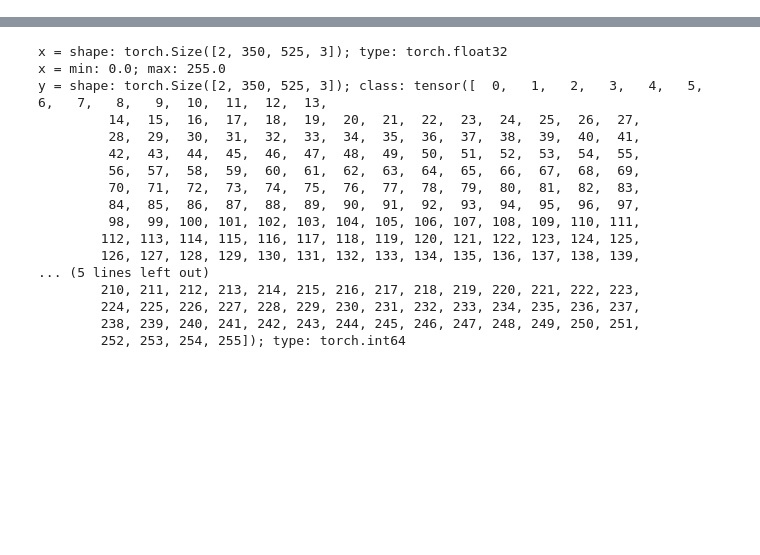
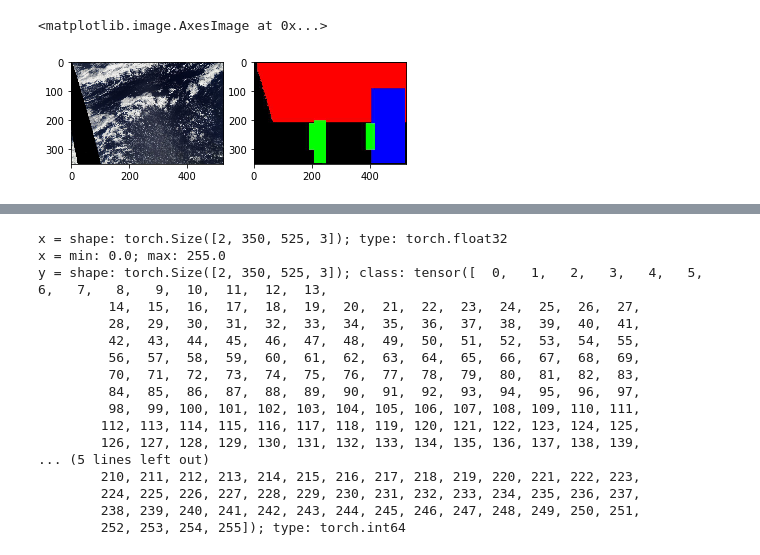
Before and after one commit to DeftEye/TraitementDeNuages, a Jupyter notebook: main.ipynb, the cells around one changed output, grey strips where cells are left out. Cells and saved outputs as stored; diff of their text form; code cells hidden in the pictures; blank space fills up the shorter version.

```diff
--- a/main.ipynb
+++ b/main.ipynb
@@ -1,3 +24,19 @@
+# %%
+%matplotlib inline
+
+import matplotlib.pyplot as plt
+import matplotlib.image as mpimg
+import numpy as np
+
+img=mpimg.imread('./understanding_cloud_organization/train_images_350/009e2f3.jpg')
+img2=mpimg.imread('./understanding_cloud_organization/train_images_350_Black_Fish_Gravel_Sugar_Flower/009e2f3.jpg')
+
+f, axarr = plt.subplots(1,2)
+axarr[0].imshow(img)
+axarr[1].imshow(img2)
+# %% [output]
+<matplotlib.image.AxesImage at 0x...>
+[figure, added]
 # %%
 # DATA LOADING
 # %%
```
Also changed, not shown: parts of 10 cells of this notebook, 3 other files.
